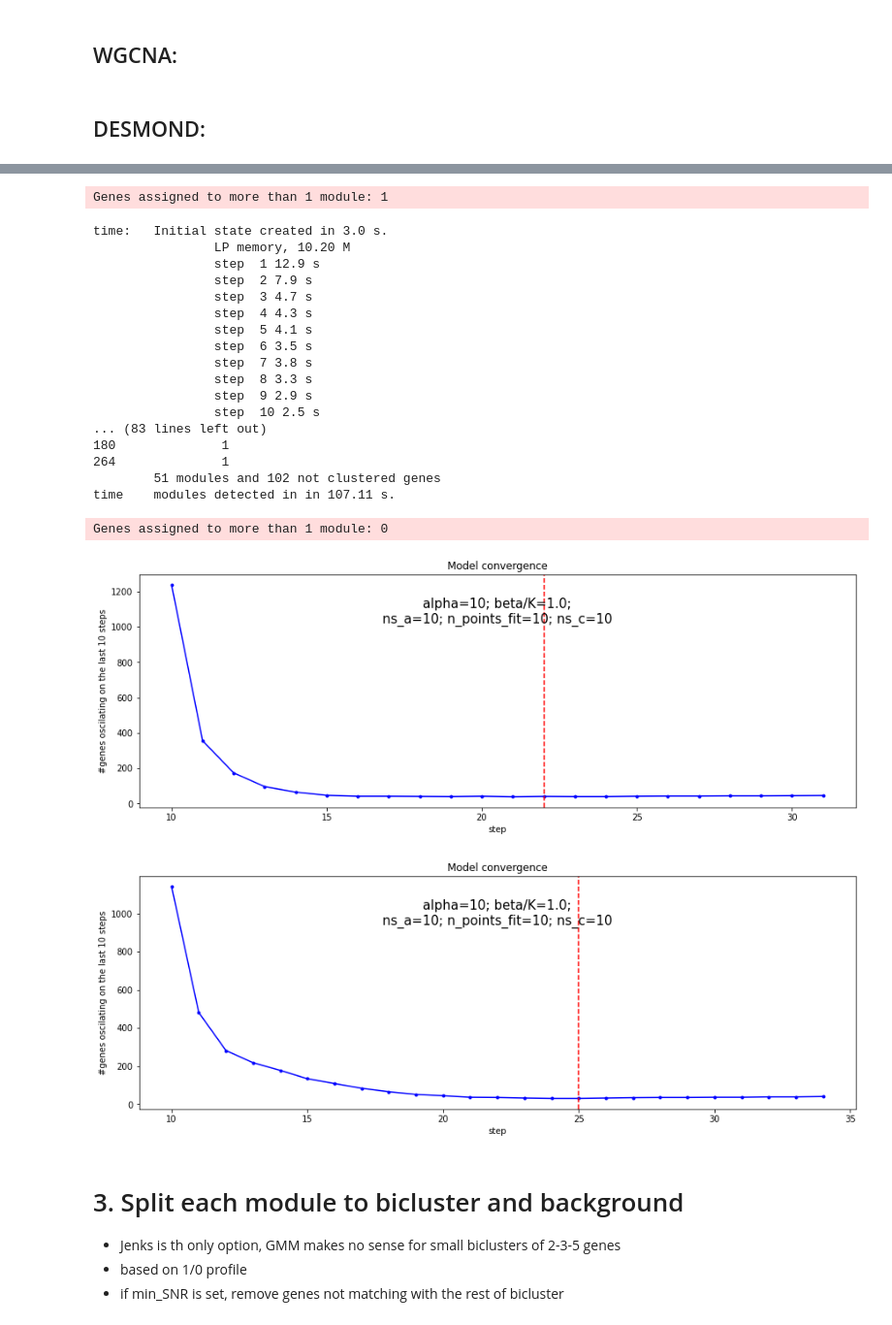
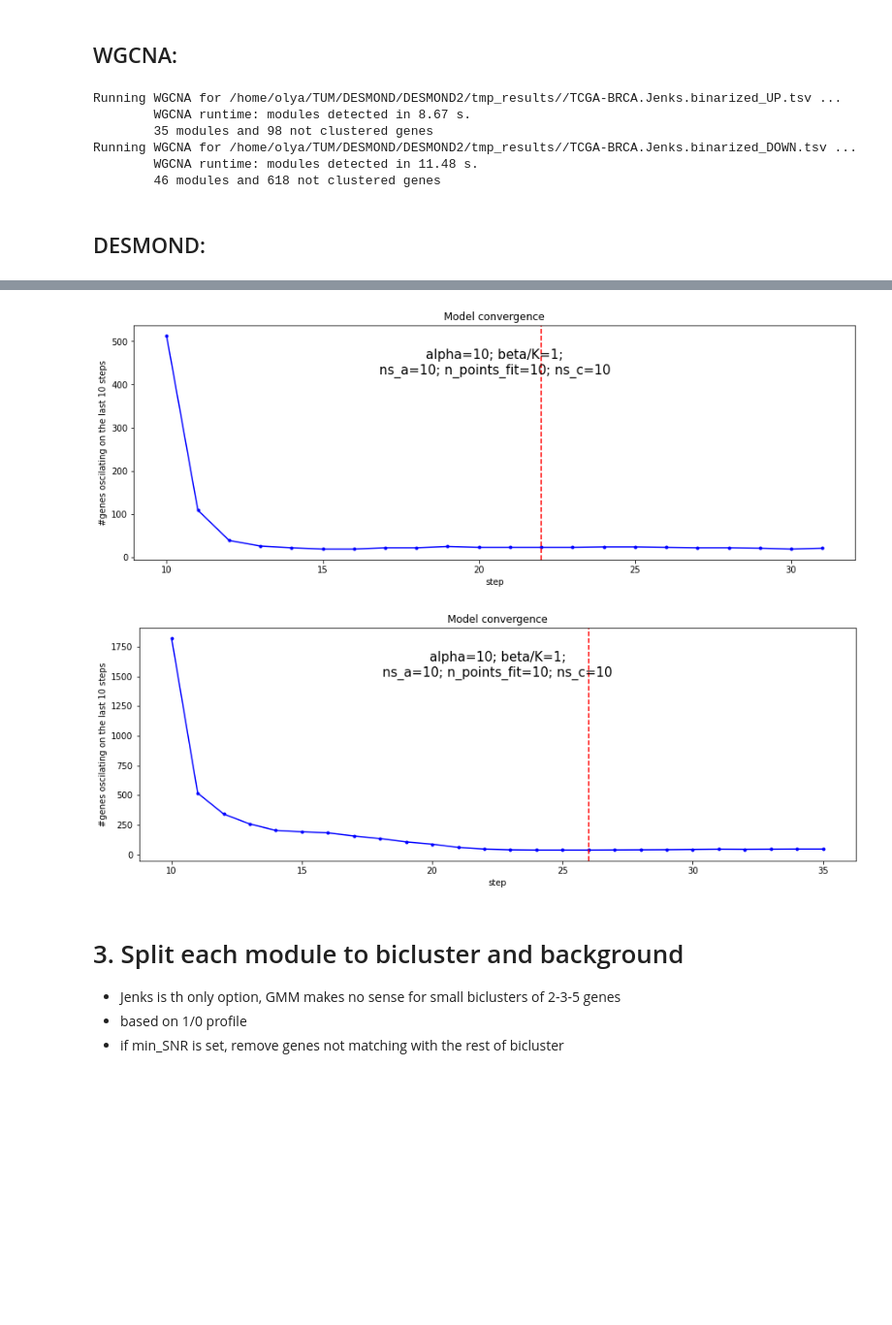
Before and after one commit to ozolotareva/unpast_paper, a Jupyter notebook: DESMOND2_step_by_step.ipynb, the cells around one changed output, grey strips where cells are left out. Shown at 97% size. Cells and saved outputs as stored; diff of their text form; code cells hidden in the pictures; blank space fills up the shorter version.

Commit message:
one function to run all steps

```diff
--- a/DESMOND2_step_by_step.ipynb
+++ b/DESMOND2_step_by_step.ipynb
@@ -15,13 +15,13 @@ import matplotlib.pyplot as plt
 %matplotlib inline
 # %%
 ### Binarization Step Parameters ###
-bin_method = "GMM" # "GMM", "Jenks", "kmeans"
+bin_method = "Jenks" # binarization method should be "GMM" or "Jenks"
 snr_pval = 0.01
 min_n_samples = -1 # define authomatically if -1
 
 ### Feature clustering parameters ###
 min_SNR = 0.5
-clust_method = "DESMOND"
+clust_method = "WGCNA" # feature clustering method "WGCNA" or "DESMOND"
 
 if clust_method == "WGCNA":
     p1 = 10 # power for correlation matrix [1-30]
@@ -34,11 +34,9 @@ if clust_method == "DESMOND":
 
     # convergence
     max_n_steps= 50
-    n_steps_averaged = 10
-    n_points_fit=10
     n_steps_for_convergence = 10
 
-# seed - makes sense only for GMM and DESMOND - TBA
+# seed - makes sense only for GMM and DESMOND - TBD
 seed = 42
 
 
@@ -48,17 +46,14 @@ verbose = True
 plot_all = True
 
 # whether to load and to save binarized data
-load = True
+load = False
 save = True
 
 out_dir = os.getcwd()+"/tmp_results/"
-basename = "TCGA-BRCA"#
+basename = "TCGA-BRCA"
 
 data_dir = "/home/olya/TUM/DESMOND/datasets_14K/"
-exprs_file = data_dir + "TCGA-BRCA_945.Xena.log2RSEM_norm_z.14K_genes.tsv"
-#exprs_file = data_dir + "METABRIC_1904_14K.nolog2_exprs_z.tsv"
-#exprs_file = data_dir + "METABRIC_299TNBC_14K.nolog2_exprs_z.tsv"
-#exprs_file = "/home/olya/TUM/DESMOND/DESMOND2/OV_cancer/OV_norm_counts.log2.z.tsv"
+exprs_file = data_dir + "TCGA-BRCA_945.Xena.log2RSEM_norm_z.14K_genes.tsv" # z-normalized expressions
 # %%
 start_time = time()
 
@@ -101,9 +98,15 @@ Mininal number of samples in a module: 20
 from method import binarize
 
 show_fits = [ "FOXA1","ESR1","ERBB2",'APOBEC3A',"PIK3R2"] # some exmaple genes
-binarized_expressions = binarize(exprs, method=bin_method,
-                                       load=load, save = save, prefix = out_dir+"/"+basename,
-                                       min_n_samples = min_n_samples, snr_pval = snr_pval,
-                                       plot_all = plot_all,plot_SNR_thr= 10.0,show_fits =show_fits,
-                                       verbose= verbose,seed=seed)
+
+if load:
+    binarized_data = out_dir+"/"+basename
+else:
+    binarized_data = None
+
+binarized_expressions = binarize(exprs,binarized_fname_prefix = binarized_data,
+                                 method=bin_method, save = save, prefix = out_dir+"/"+basename,
+                                 min_n_samples = min_n_samples, snr_pval = snr_pval,
+                                 plot_all = plot_all,show_fits =show_fits,
+                                 verbose= verbose,seed=seed)
 # %% [output]
@@ -119,34 +161,40 @@ Load binarized gene expressions from /home/olya/TUM/DESMOND/DESMOND2/tmp_results
 ##    WGCNA:
 # %%
 if clust_method == "WGCNA":
-    from method3 import run_WGCNA
+    from method import run_WGCNA
 
     clustering_results = {}
     for d in ["UP","DOWN"]:
-        suffix  = ".pv="+str(snr_pval)+",method="+bin_method+",direction="+d
-        fname = out_dir+"/"+basename+ suffix +".bin_exprs.tsv"
+        fname = out_dir+"/"+basename+ "."+bin_method+".binarized_"+d +".tsv"
         clustering_results[d] = run_WGCNA(fname,p1=p1,p2=p2, verbose = verbose)
+# %% [output]
+Running WGCNA for /home/olya/TUM/DESMOND/DESMOND2/tmp_results//TCGA-BRCA.Jenks.binarized_UP.tsv ...
+        WGCNA runtime: modules detected in 8.67 s.
+        35 modules and 98 not clustered genes
+Running WGCNA for /home/olya/TUM/DESMOND/DESMOND2/tmp_results//TCGA-BRCA.Jenks.binarized_DOWN.tsv ...
+        WGCNA runtime: modules detected in 11.48 s.
+        46 modules and 618 not clustered genes
 # %% [markdown]
 ## DESMOND:
 # %%
+clust_method = "DESMOND"
 if clust_method == "DESMOND":
     from pgm import run_sampling
     # PGM parameters
     alpha = 10 # convergence fails from 0.25; 0.33 is still Ok
-    beta_K = 1.0
+    beta_K = 1
 
     # convergence
     max_n_steps= 50
     n_steps_averaged = 10
     n_points_fit=10
     n_steps_for_convergence = 10
-    from method2 import set_initial_conditions, sampling, get_consensus_modules
 
     clustering_results ={}
     for d in ["UP","DOWN"]:
         exprs_bin = binarized_expressions[d]
         genes = exprs_bin.columns.values
-        clustering_results[d] = run_sampling(exprs_bin,alpha=alpha,beta_K=beta_K,f=0.5,
+        clustering_results[d] = run_sampling(exprs_bin,alpha=alpha,beta_K=beta_K,f=0.51,
                     max_n_steps=max_n_steps, n_steps_averaged = n_steps_averaged,
                     n_points_fit = n_points_fit, tol = 0.1,
                     n_steps_for_convergence = n_steps_for_convergence,
@@ -172,24 +220,5 @@ time    modules detected in in 114.34 s.
-Genes assigned to more than 1 module: 1
-time:   Initial state created in 3.0 s.
-                LP memory, 10.20 M
-                step  1 12.9 s
-                step  2 7.9 s
-                step  3 4.7 s
-                step  4 4.3 s
-                step  5 4.1 s
-                step  6 3.5 s
-                step  7 3.8 s
-                step  8 3.3 s
-                step  9 2.9 s
-                step  10 2.5 s
-... (83 lines left out)
-180              1
-264              1
-        51 modules and 102 not clustered genes
-time    modules detected in in 107.11 s.
-Genes assigned to more than 1 module: 0
-[figure, old version]
+[figure, new version]
-[figure, old version]
+[figure, new version]
 # %% [markdown]
 # 3. Split each module to bicluster and background
 
```
Also changed, not shown: parts of 12 cells of this notebook, 2 other files.
